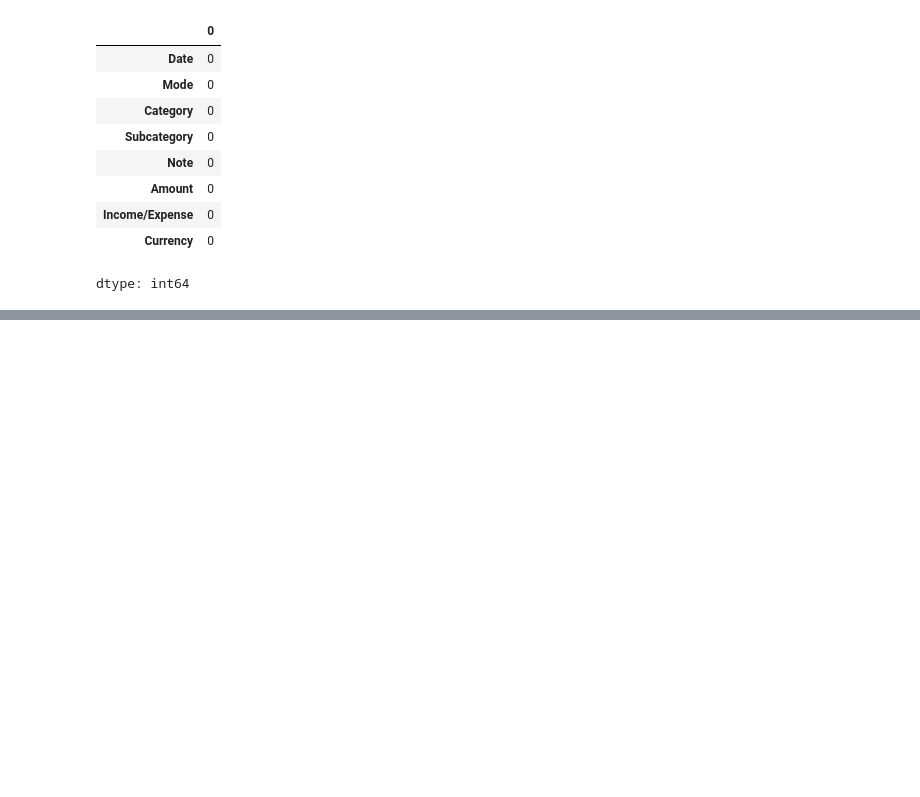
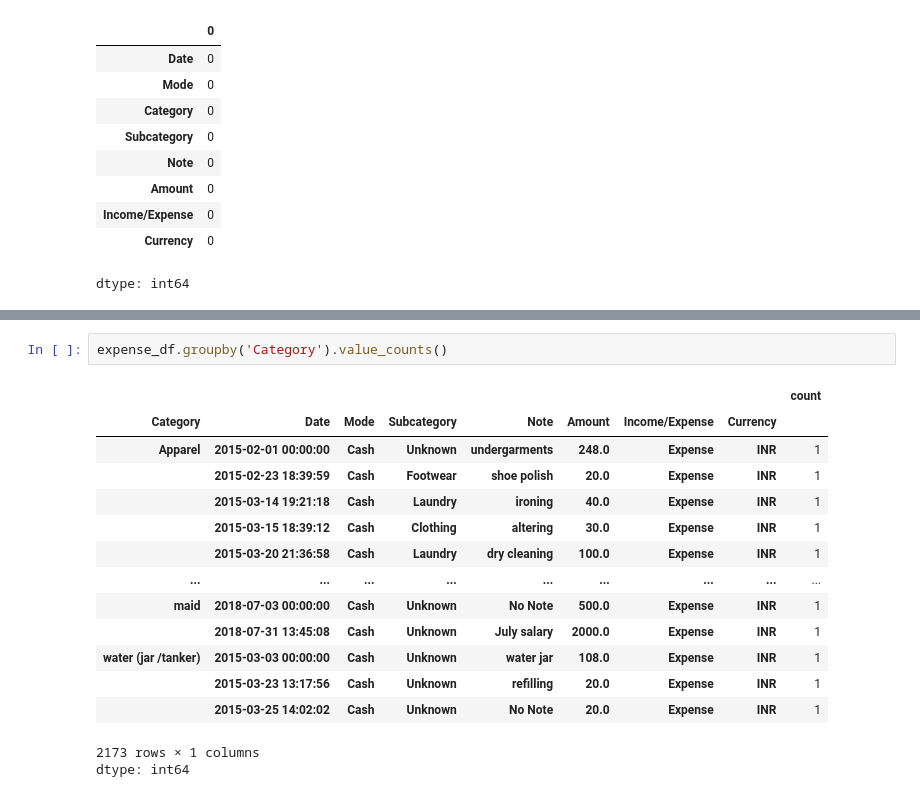
Before and after one commit to kailashchaudhary-p/Daily-Expense-Analyzer, a Jupyter notebook: Daily_Expense_Analyzer.ipynb, the cells around one changed output, grey strips where cells are left out. Cells and saved outputs as stored; diff of their text form; blank space fills up the shorter version.

```diff
--- a/Daily_Expense_Analyzer.ipynb
+++ b/Daily_Expense_Analyzer.ipynb
@@ -370,0 +410,18 @@ dtype: int64
+# %%
+expense_df.groupby('Category').value_counts()
+# %% [output]
+|  |  |  |  |  |  |  |  | count |
+| Category | Date | Mode | Subcategory | Note | Amount | Income/Expense | Currency |  |
+| Apparel | 2015-02-01 00:00:00 | Cash | Unknown | undergarments | 248.0 | Expense | INR | 1 |
+|  | 2015-02-23 18:39:59 | Cash | Footwear | shoe polish | 20.0 | Expense | INR | 1 |
+|  | 2015-03-14 19:21:18 | Cash | Laundry | ironing | 40.0 | Expense | INR | 1 |
+|  | 2015-03-15 18:39:12 | Cash | Clothing | altering | 30.0 | Expense | INR | 1 |
+|  | 2015-03-20 21:36:58 | Cash | Laundry | dry cleaning | 100.0 | Expense | INR | 1 |
+| ... | ... | ... | ... | ... | ... | ... | ... | ... |
+| maid | 2018-07-03 00:00:00 | Cash | Unknown | No Note | 500.0 | Expense | INR | 1 |
+|  | 2018-07-31 13:45:08 | Cash | Unknown | July salary | 2000.0 | Expense | INR | 1 |
+| water (jar /tanker) | 2015-03-03 00:00:00 | Cash | Unknown | water jar | 108.0 | Expense | INR | 1 |
+|  | 2015-03-23 13:17:56 | Cash | Unknown | refilling | 20.0 | Expense | INR | 1 |
+|  | 2015-03-25 14:02:02 | Cash | Unknown | No Note | 20.0 | Expense | INR | 1 |
+2173 rows × 1 columns
+dtype: int64
```
Also changed, not shown: parts of 5 cells of this notebook.
